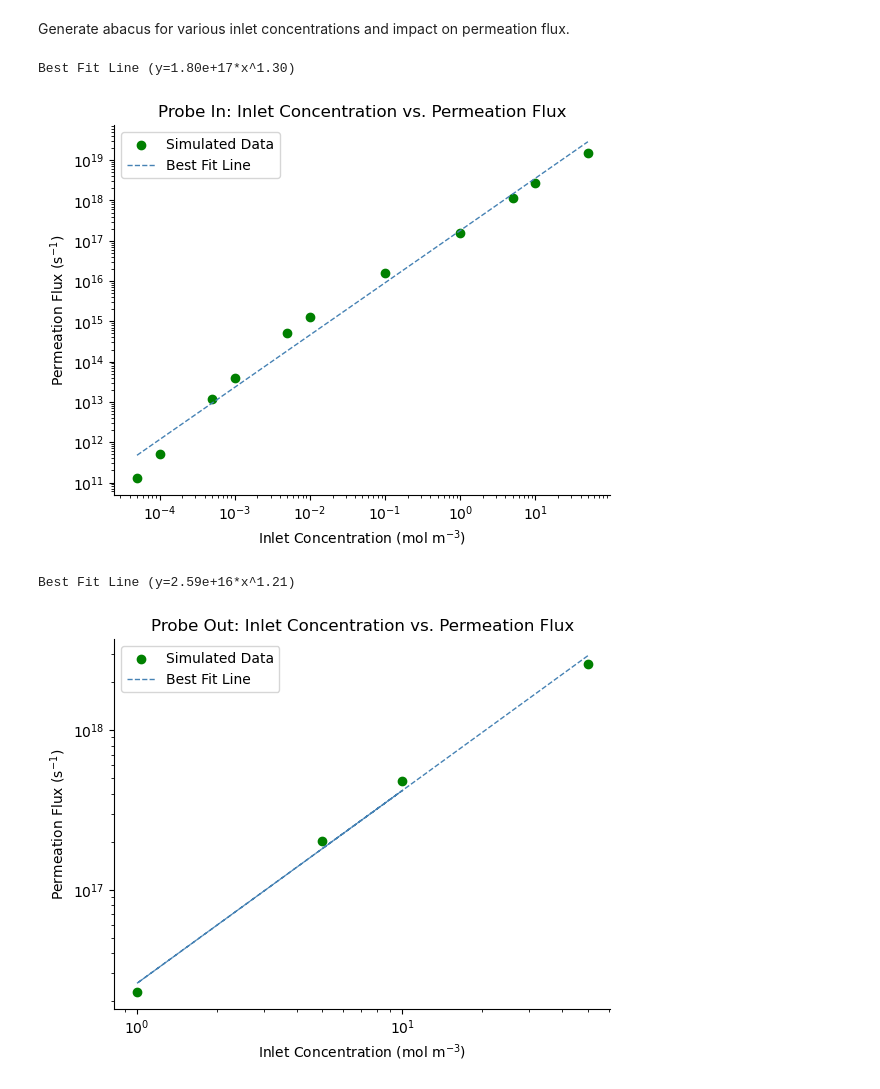
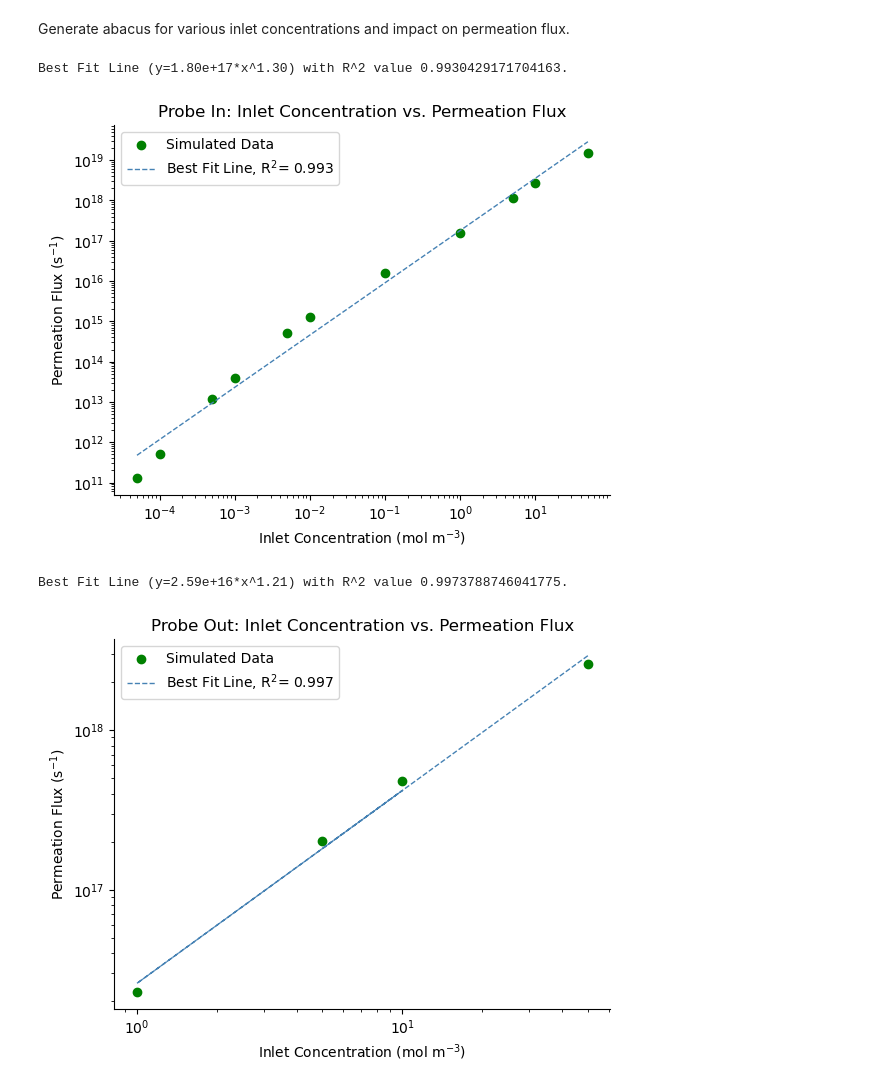
Before and after one commit to kaelyndunnell/Permeator-Probe, a Jupyter notebook: post_process.ipynb, the cells around one changed output. Drawn from its saved outputs; the diff is of its cells as text; code cells hidden in the pictures.

```diff
--- a/post_process.ipynb
+++ b/post_process.ipynb
@@ -224,8 +226,12 @@ plt.show()
 Generate abacus for various inlet concentrations and impact on permeation flux.
 # %%
 # PROBE IN
+from sklearn.metrics import r2_score
+import scipy
+import numpy as np
+import matplotlib.pyplot as plt
 
-inlet_concentrations = mol_m3_c_in = [
+inlet_concentrations = [
     5e-5,
     1e-4,
     5e-4,
@@ -252,37 +258,42 @@ for conc in inlet_concentrations:
     )
 
     permeation_fluxes.append(permeation["H_flux_surface_7"])
     outlet_fluxes.append(outlet["H_advection_flux_surface_6"])
 
 plt.figure()
 plt.scatter(inlet_concentrations, permeation_fluxes, color="green", linewidth=1, label="Simulated Data")
 
 # best fit line
 logx = np.log(inlet_concentrations)
 logy = np.log(permeation_fluxes)
 
 coefficients = np.polyfit(logx, logy, 1)
 m = coefficients[0] # slope (exponent of the power law)
 c = coefficients[1] # intercept (log of the scaling factor)
 
 y_fit = lambda x: np.exp(c) * x**m
-plt.plot(inlet_concentrations, y_fit(inlet_concentrations), color='steelblue',linestyle='--', linewidth=1, label="Best Fit Line")
 
-print(f'Best Fit Line (y={np.exp(c):.2e}*x^{m:.2f})')
+slope, intercept, r_value, p_value, std_err = scipy.stats.linregress(logx, logy)
+linear_fit = lambda x: slope*x + intercept # produces the same line as y_fit plotted on a log-log scale
+
+plt.plot(inlet_concentrations, y_fit(inlet_concentrations), color='steelblue',linestyle='--', linewidth=1, label=r"Best Fit Line, R$^2$"+f"= {r_value:.3f}")
+
+print(f'Best Fit Line (y={np.exp(c):.2e}*x^{m:.2f}) with R^2 value {r_value}.')
 
 plt.xscale('log')
 plt.yscale('log')
 plt.xlabel(r"Inlet Concentration (mol m$^{-3}$)")
 plt.ylabel(r"Permeation Flux (s$^{-1}$)")
 plt.legend()
 ax = plt.gca()
 ax.spines["top"].set_visible(False)
 ax.spines["right"].set_visible(False)
 plt.title("Probe In: Inlet Concentration vs. Permeation Flux")
+plt.savefig("festim-abacus-probe-in.pdf")
 plt.show()
 # %% [output]
-Best Fit Line (y=1.80e+17*x^1.30)
+Best Fit Line (y=1.80e+17*x^1.30) with R^2 value 0.9930429171704163.
-[figure, old version]
+[figure, new version]
 # %%
 # PROBE OUT
 
@@ -320,9 +331,13 @@ m = coefficients[0] # slope (exponent of the power law)
 c = coefficients[1] # intercept (log of the scaling factor)
 
 y_fit = lambda x: np.exp(c) * x**m
-plt.plot(inlet_concentrations, y_fit(inlet_concentrations), color='steelblue',linestyle='--', linewidth=1, label="Best Fit Line")
 
-print(f'Best Fit Line (y={np.exp(c):.2e}*x^{m:.2f})')
+slope, intercept, r_value, p_value, std_err = scipy.stats.linregress(logx, logy)
+linear_fit = lambda x: slope*x + intercept # produces the same line as y_fit plotted on a log-log scale
+
+plt.plot(inlet_concentrations, y_fit(inlet_concentrations), color='steelblue',linestyle='--', linewidth=1, label=r"Best Fit Line, R$^2$"+f"= {r_value:.3f}")
+
+print(f'Best Fit Line (y={np.exp(c):.2e}*x^{m:.2f}) with R^2 value {r_value}.')
 
 plt.xscale('log')
 plt.yscale('log')
@@ -333,7 +348,8 @@ ax = plt.gca()
 ax.spines["top"].set_visible(False)
 ax.spines["right"].set_visible(False)
 plt.title("Probe Out: Inlet Concentration vs. Permeation Flux")
+plt.savefig("festim-abacus-probe-out.pdf")
 plt.show()
 # %% [output]
-Best Fit Line (y=2.59e+16*x^1.21)
+Best Fit Line (y=2.59e+16*x^1.21) with R^2 value 0.9973788746041775.
-[figure, old version]
+[figure, new version]
```
Also changed, not shown: parts of 5 cells of this notebook.
